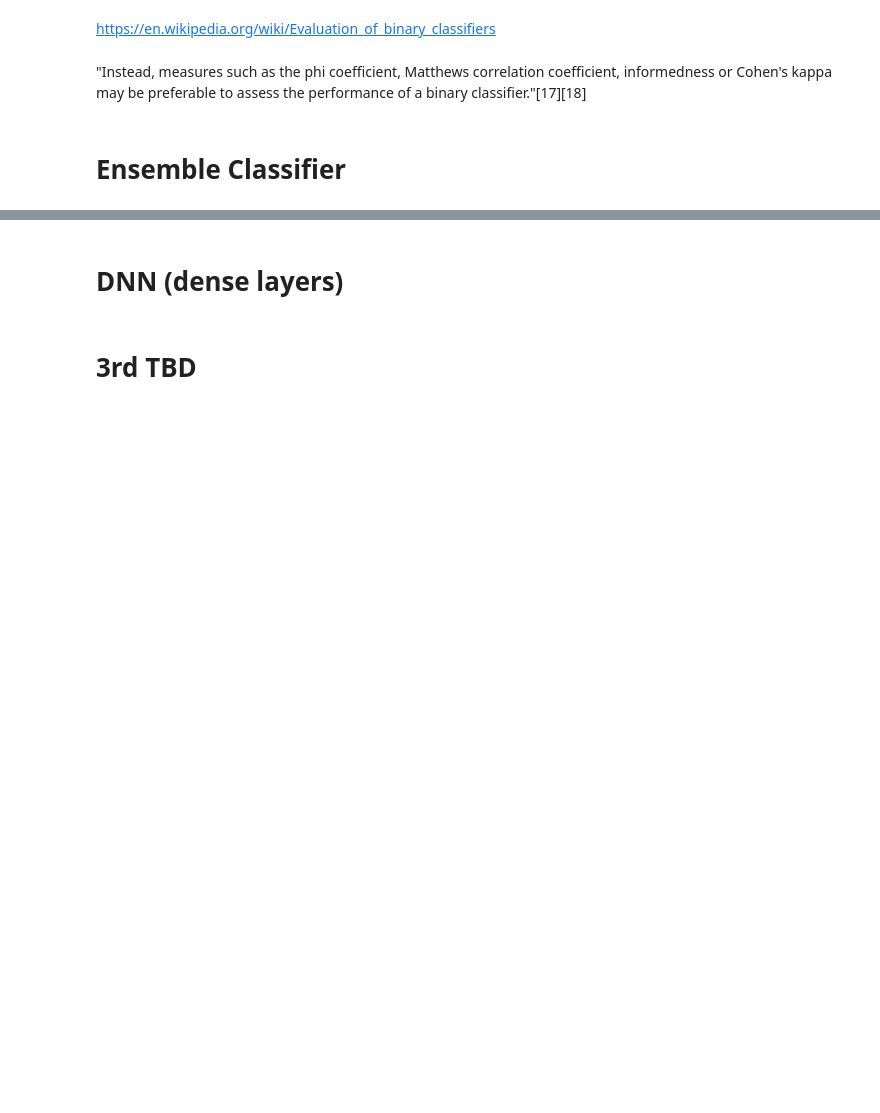
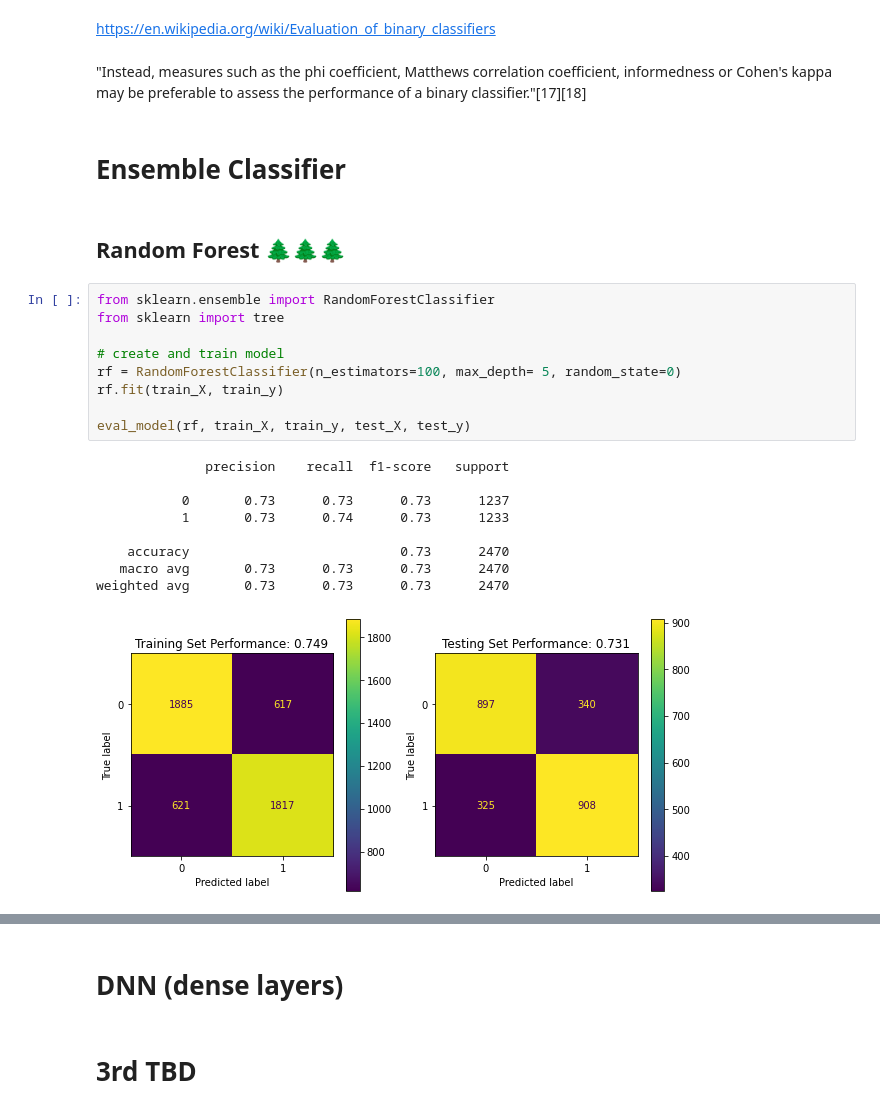
Before and after one commit to WilliamMa6984/LeagueOfLegendsWinPredictor, a Jupyter notebook: code.ipynb, the cells around one changed output, grey strips where cells are left out. Cells and saved outputs as stored; diff of their text form; blank space fills up the shorter version.

Commit message:
create and train initial random forest model

```diff
--- a/code.ipynb
+++ b/code.ipynb
@@ -126,3 +126,24 @@ https://en.wikipedia.org/wiki/Evaluation_of_binary_classifiers
 "Instead, measures such as the phi coefficient, Matthews correlation coefficient, informedness or Cohen's kappa may be preferable to assess the performance of a binary classifier."[17][18]
 # %% [markdown]
 # Ensemble Classifier
+# %% [markdown]
+## Random Forest 🌲🌲🌲
+# %%
+from sklearn.ensemble import RandomForestClassifier
+from sklearn import tree
+
+# create and train model
+rf = RandomForestClassifier(n_estimators=100, max_depth= 5, random_state=0)
+rf.fit(train_X, train_y)
+
+eval_model(rf, train_X, train_y, test_X, test_y)
+# %% [output]
+              precision    recall  f1-score   support
+
+           0       0.73      0.73      0.73      1237
+           1       0.73      0.74      0.73      1233
+
+    accuracy                           0.73      2470
+   macro avg       0.73      0.73      0.73      2470
+weighted avg       0.73      0.73      0.73      2470
+[figure, added]
```
Also changed, not shown: parts of 2 cells of this notebook.
